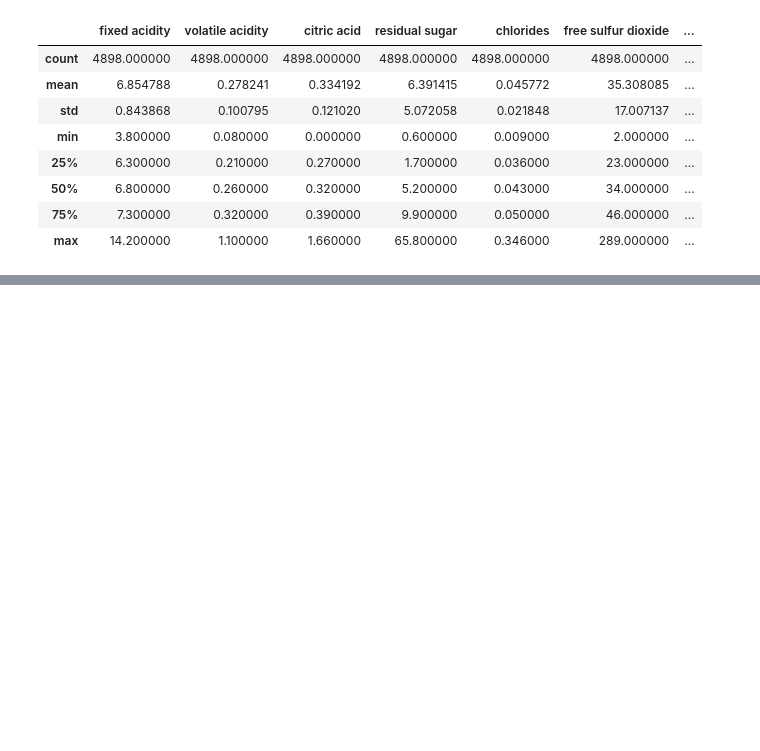
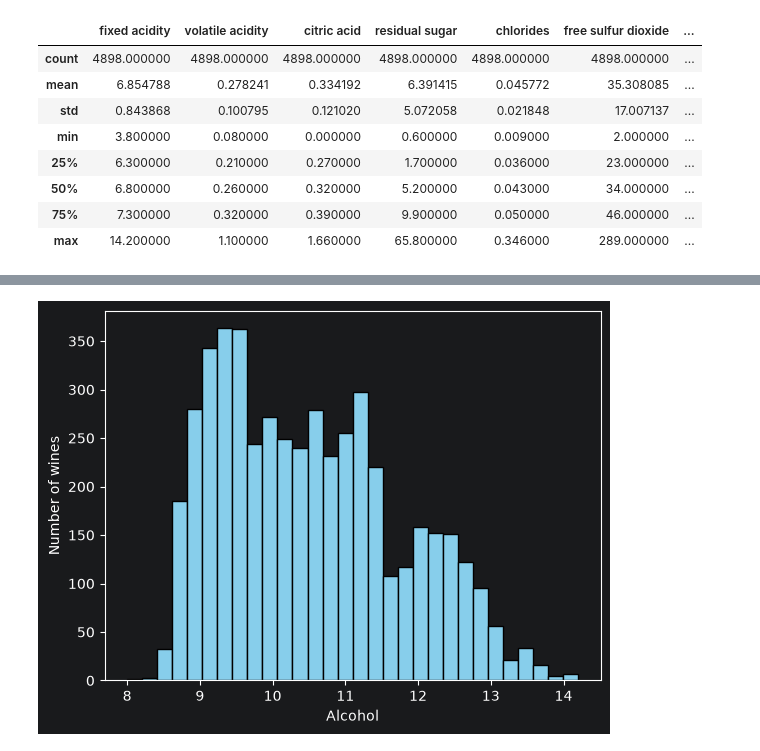
Before and after one commit to amanullah-ops/wine-quality-prediction, a Jupyter notebook: notebooks/01_data_inspection.ipynb, the cells around one changed output, grey strips where cells are left out. Saved outputs shown, nothing was run; the diff lists cells and outputs as text; code cells hidden in the pictures; blank space fills up the shorter version.

```diff
--- a/notebooks/01_data_inspection.ipynb
+++ b/notebooks/01_data_inspection.ipynb
@@ -73,0 +146,7 @@ df.describe()
+# %%
+plt.hist(df["alcohol"], bins=30, color="skyblue", edgecolor="black")
+plt.xlabel("Alcohol")
+plt.ylabel("Number of wines")
+plt.show()
+# %% [output]
+[figure, added]
```
Also changed, not shown: parts of 15 cells of this notebook.
